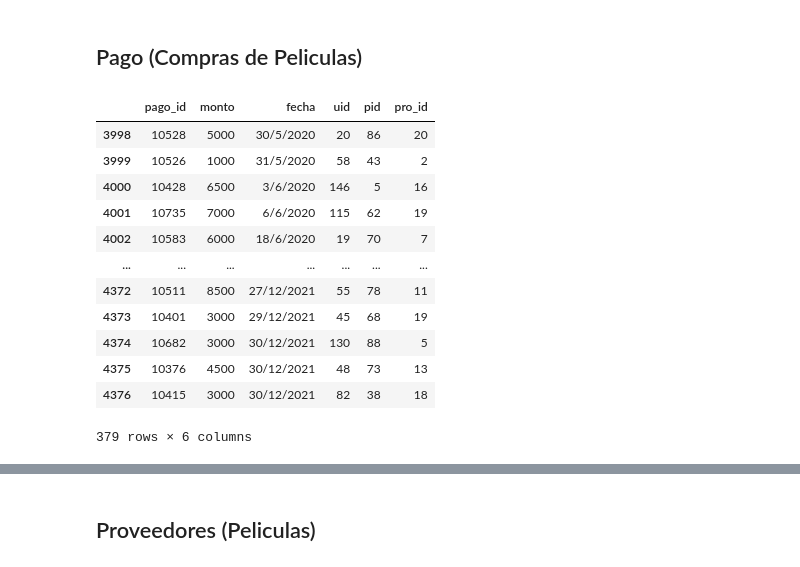
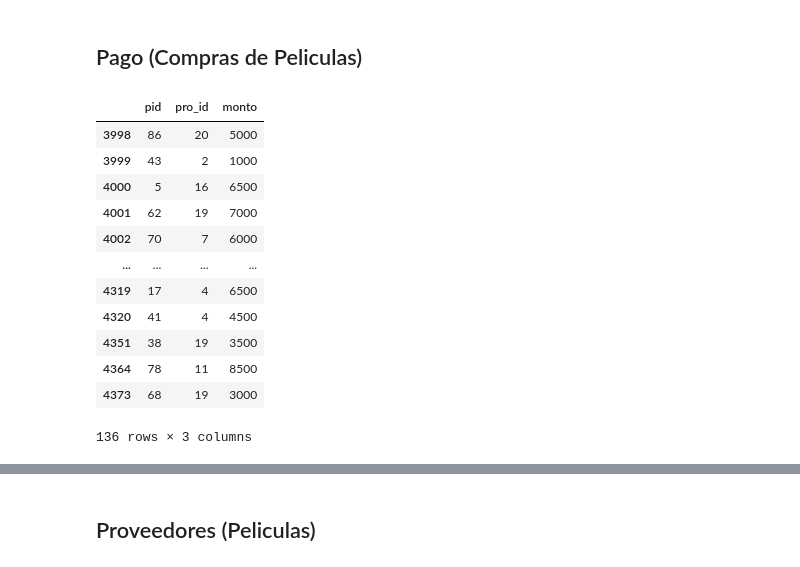
Before and after one commit to VicenteGarayR/Gatos-de-base, a Jupyter notebook: Entrega3/CSV/data_impar.ipynb, the cells around one changed output, grey strips where cells are left out. Saved outputs shown, nothing was run; the diff lists cells and outputs as text; code cells hidden in the pictures.

```diff
--- a/Entrega3/CSV/data_impar.ipynb
+++ b/Entrega3/CSV/data_impar.ipynb
@@ -352,20 +382,22 @@ pago_sub
 # %%
 pago_compra = df_pago[df_pago['subs_id'].isna()]
 pago_compra = pago_compra.drop(columns=['subs_id'])
 pago_compra["pid"] = pago_compra["pid"].astype(int)
 pago_compra["pro_id"] = pago_compra["pro_id"].astype(int)
-pago_compra
+tabla_pago_peli = pago_compra[['pid', 'pro_id', 'monto']]
+tabla_pago_peli = tabla_pago_peli.drop_duplicates(keep="first")
+tabla_pago_peli #PK: pid, pro_id
 # %% [output]
-|  | pago_id | monto | fecha | uid | pid | pro_id |
-| 3998 | 10528 | 5000 | 30/5/2020 | 20 | 86 | 20 |
-| 3999 | 10526 | 1000 | 31/5/2020 | 58 | 43 | 2 |
-| 4000 | 10428 | 6500 | 3/6/2020 | 146 | 5 | 16 |
-| 4001 | 10735 | 7000 | 6/6/2020 | 115 | 62 | 19 |
-| 4002 | 10583 | 6000 | 18/6/2020 | 19 | 70 | 7 |
-| ... | ... | ... | ... | ... | ... | ... |
-| 4372 | 10511 | 8500 | 27/12/2021 | 55 | 78 | 11 |
-| 4373 | 10401 | 3000 | 29/12/2021 | 45 | 68 | 19 |
-| 4374 | 10682 | 3000 | 30/12/2021 | 130 | 88 | 5 |
-| 4375 | 10376 | 4500 | 30/12/2021 | 48 | 73 | 13 |
-| 4376 | 10415 | 3000 | 30/12/2021 | 82 | 38 | 18 |
+|  | pid | pro_id | monto |
+| 3998 | 86 | 20 | 5000 |
+| 3999 | 43 | 2 | 1000 |
+| 4000 | 5 | 16 | 6500 |
+| 4001 | 62 | 19 | 7000 |
+| 4002 | 70 | 7 | 6000 |
+| ... | ... | ... | ... |
+| 4319 | 17 | 4 | 6500 |
+| 4320 | 41 | 4 | 4500 |
+| 4351 | 38 | 19 | 3500 |
+| 4364 | 78 | 11 | 8500 |
+| 4373 | 68 | 19 | 3000 |
-379 rows × 6 columns
+136 rows × 3 columns
```
Also changed, not shown: parts of 5 cells of this notebook, 5 other files.
